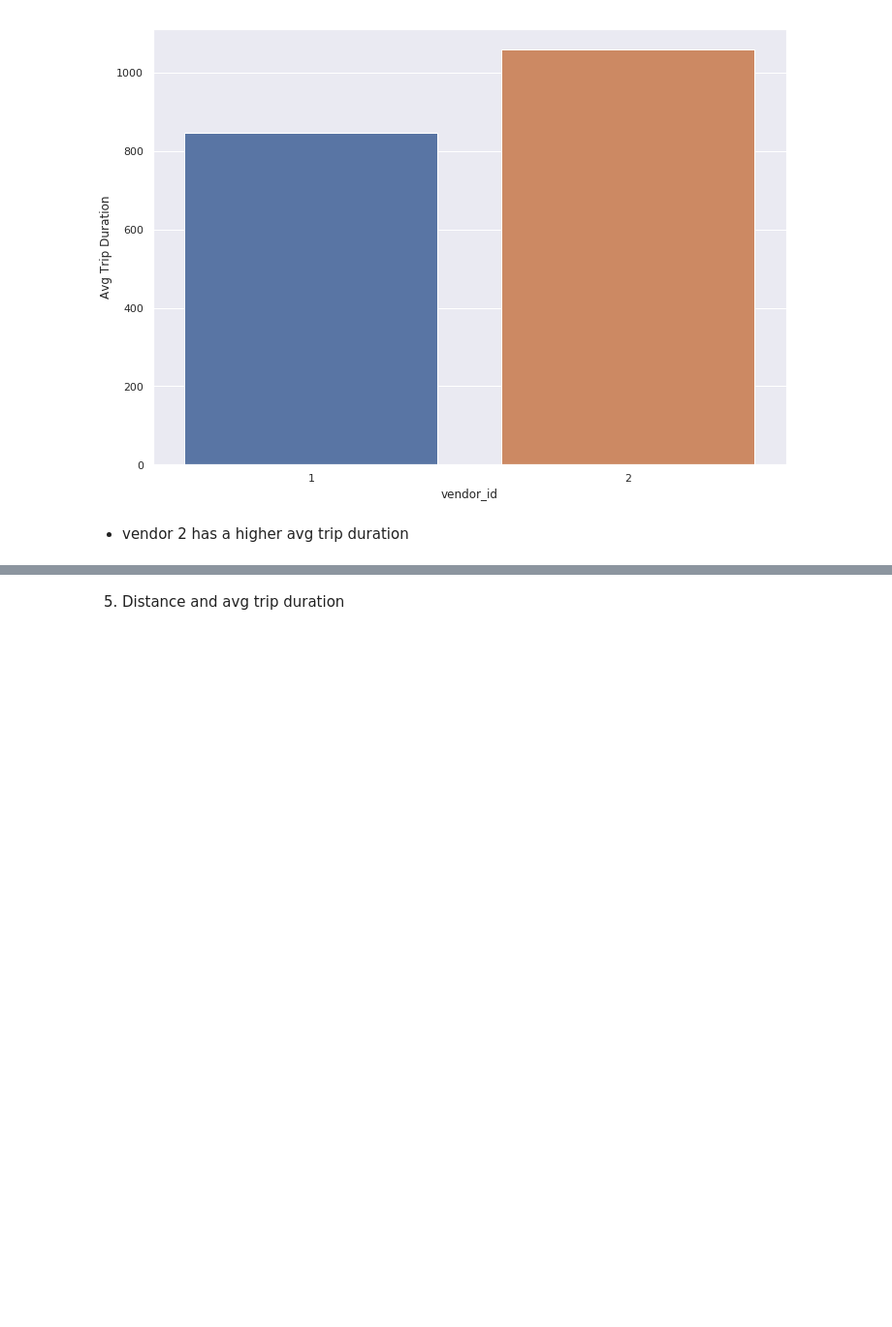
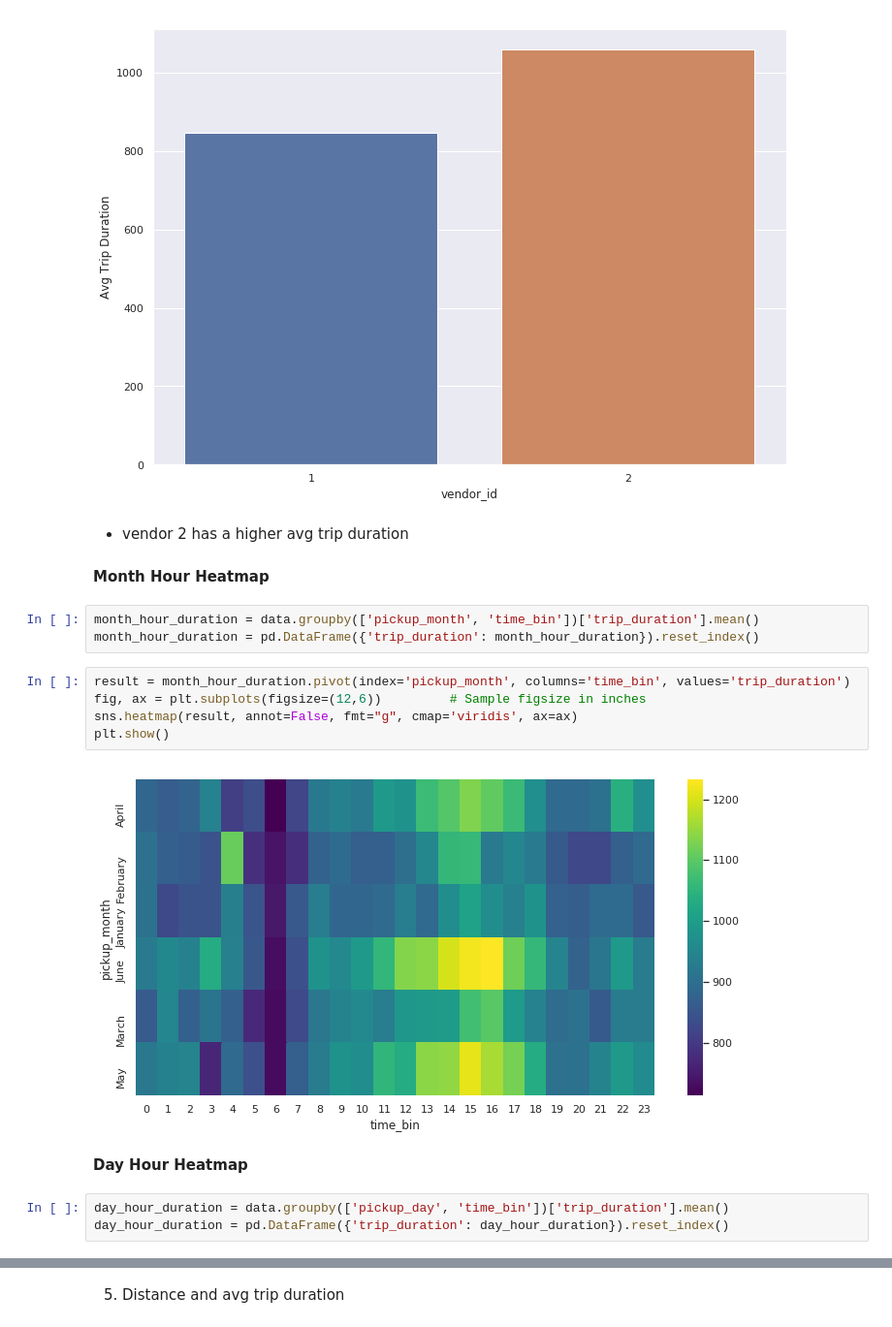
Before and after one commit to Manarabdelaty/Taxi-Rides, a Jupyter notebook: Taxi-EDA.ipynb, the cells around one changed output, grey strips where cells are left out. Shown at 97% size. Cells and saved outputs as stored; diff of their text form; blank space fills up the shorter version.

```diff
--- a/Taxi-EDA.ipynb
+++ b/Taxi-EDA.ipynb
@@ -655,3 +655,20 @@ Text(0, 0.5, 'Avg Trip Duration')
 [figure]
 # %% [markdown]
 - vendor 2 has a higher avg trip duration
+# %% [markdown]
+**Month Hour Heatmap**
+# %%
+month_hour_duration = data.groupby(['pickup_month', 'time_bin'])['trip_duration'].mean()
+month_hour_duration = pd.DataFrame({'trip_duration': month_hour_duration}).reset_index()
+# %%
+result = month_hour_duration.pivot(index='pickup_month', columns='time_bin', values='trip_duration')
+fig, ax = plt.subplots(figsize=(12,6))         # Sample figsize in inches
+sns.heatmap(result, annot=False, fmt="g", cmap='viridis', ax=ax)
+plt.show()
+# %% [output]
+[figure, added]
+# %% [markdown]
+**Day Hour Heatmap**
+# %%
+day_hour_duration = data.groupby(['pickup_day', 'time_bin'])['trip_duration'].mean()
+day_hour_duration = pd.DataFrame({'trip_duration': day_hour_duration}).reset_index()
```
Also changed, not shown: parts of 1 cell of this notebook.
